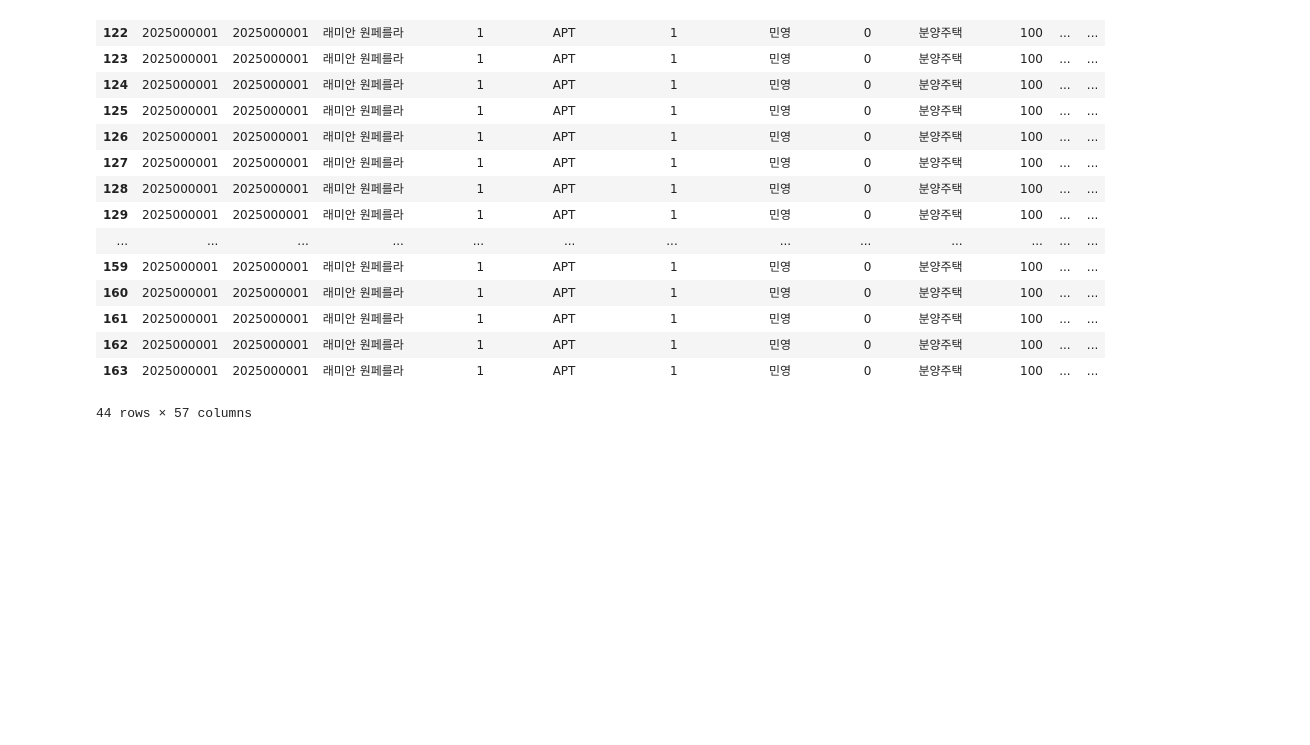
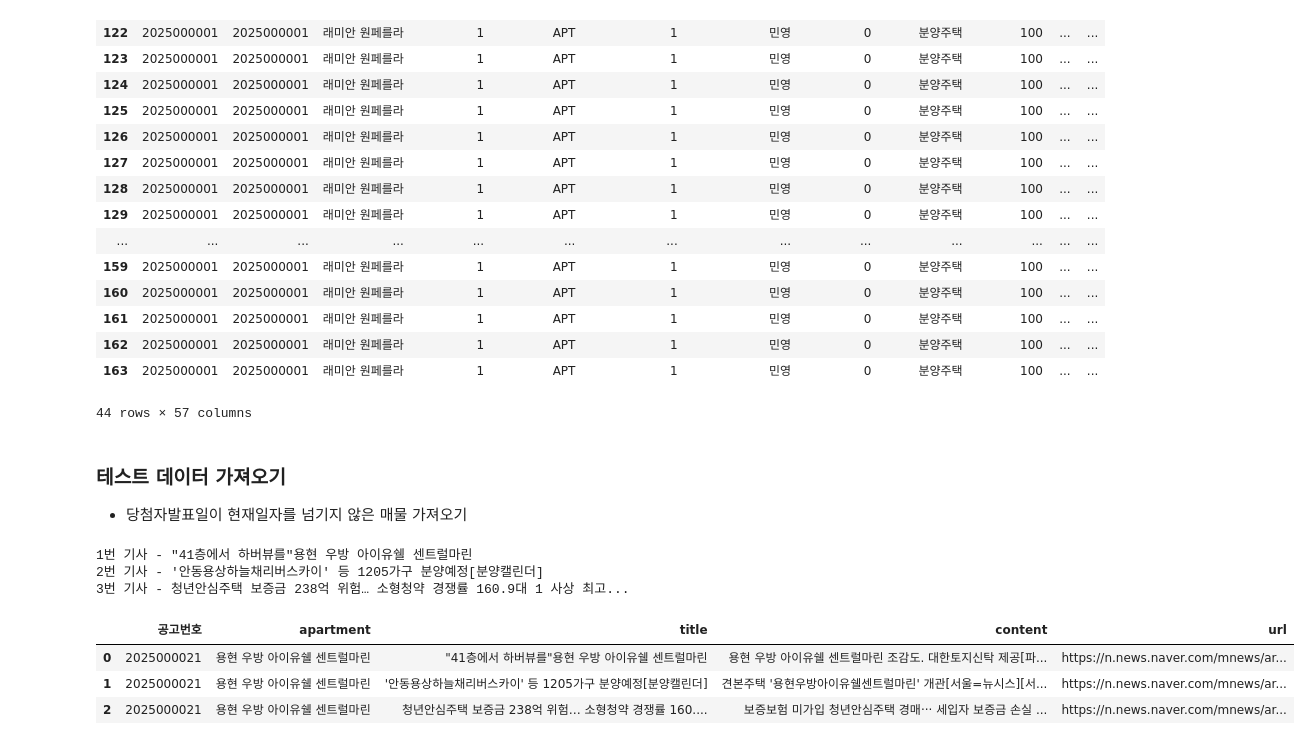
Before and after one commit to choikwangil95/HKToss-MLOps-Proejct, a Jupyter notebook: src/storage/raw_data/data_merged.ipynb, the cells around one changed output. Drawn from its saved outputs; the diff is of its cells as text; code cells hidden in the pictures; blank space fills up the shorter version.

```diff
--- a/src/storage/raw_data/data_merged.ipynb
+++ b/src/storage/raw_data/data_merged.ipynb
@@ -359,3 +347,25 @@ df_estate_list_merged[df_estate_list_merged['공고번호'] == 2025000001]
 | 162 | 2025000001 | 2025000001 | 래미안 원페를라 | 1 | APT | 1 | 민영 | 0 | 분양주택 | 100 | ... | ... |
 | 163 | 2025000001 | 2025000001 | 래미안 원페를라 | 1 | APT | 1 | 민영 | 0 | 분양주택 | 100 | ... | ... |
 44 rows × 57 columns
+# %% [markdown]
+### 테스트 데이터 가져오기
+- 당첨자발표일이 현재일자를 넘기지 않은 매물 가져오기
+# %%
+import os
+import sys
+sys.path.append(os.path.abspath('../../'))
+from api import get_future_estate_list, get_apartment_news
+
+df_future_estate_list = get_future_estate_list()
+df_news = get_apartment_news(df_future_estate_list)
+# %% [output]
+1번 기사 - "41층에서 하버뷰를"용현 우방 아이유쉘 센트럴마린
+2번 기사 - '안동용상하늘채리버스카이' 등 1205가구 분양예정[분양캘린더]
+3번 기사 - 청년안심주택 보증금 238억 위험… 소형청약 경쟁률 160.9대 1 사상 최고...
+# %%
+df_news
+# %% [output]
+|  | 공고번호 | apartment | title | content | url |
+| 0 | 2025000021 | 용현 우방 아이유쉘 센트럴마린 | "41층에서 하버뷰를"용현 우방 아이유쉘 센트럴마린 | 용현 우방 아이유쉘 센트럴마린 조감도. 대한토지신탁 제공[파... | https://n.news.naver.com/mnews/ar... |
+| 1 | 2025000021 | 용현 우방 아이유쉘 센트럴마린 | '안동용상하늘채리버스카이' 등 1205가구 분양예정[분양캘린더] | 견본주택 '용현우방아이유쉘센트럴마린' 개관[서울=뉴시스][서... | https://n.news.naver.com/mnews/ar... |
+| 2 | 2025000021 | 용현 우방 아이유쉘 센트럴마린 | 청년안심주택 보증금 238억 위험… 소형청약 경쟁률 160.... | 보증보험 미가입 청년안심주택 경매··· 세입자 보증금 손실 ... | https://n.news.naver.com/mnews/ar... |
```
Also changed, not shown: parts of 3 cells of this notebook, 3 other files.
